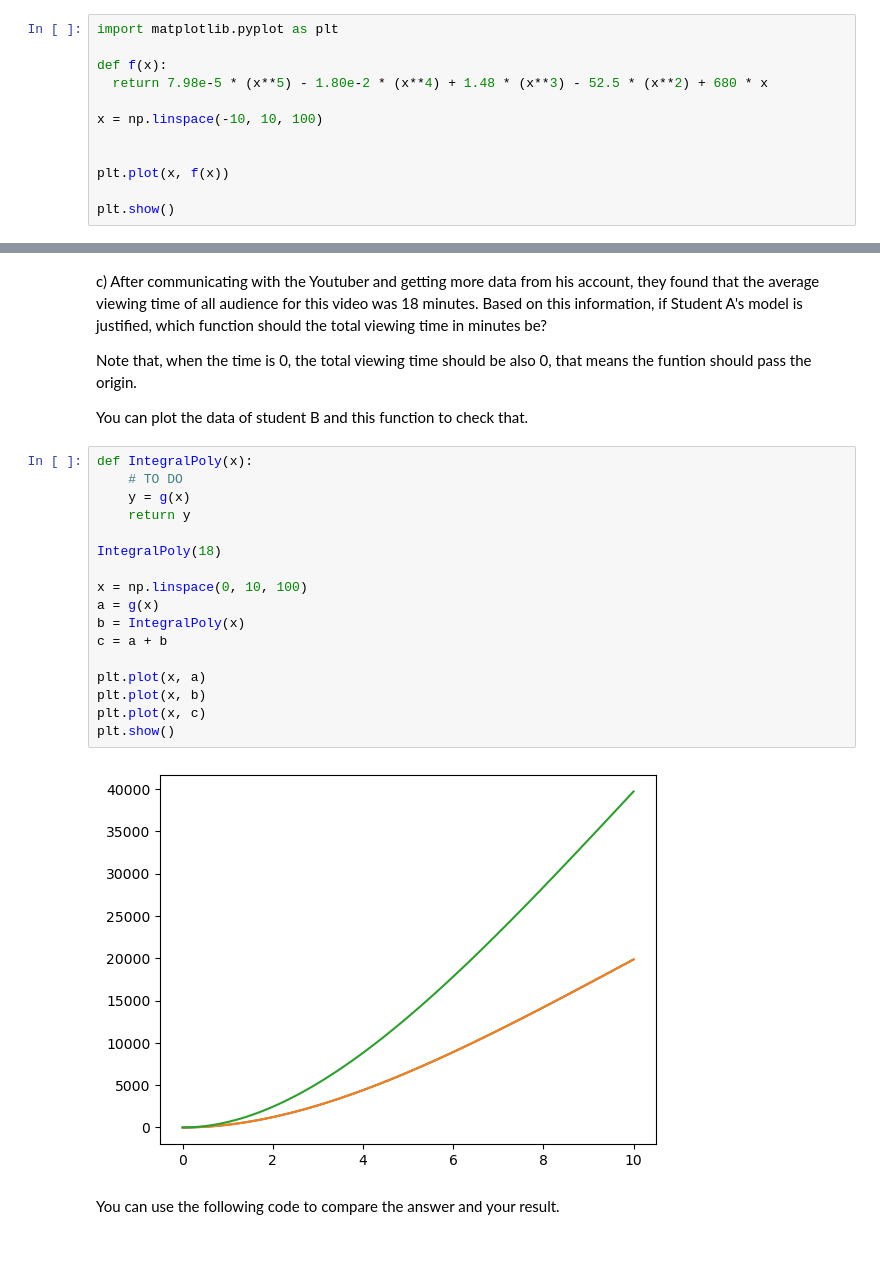
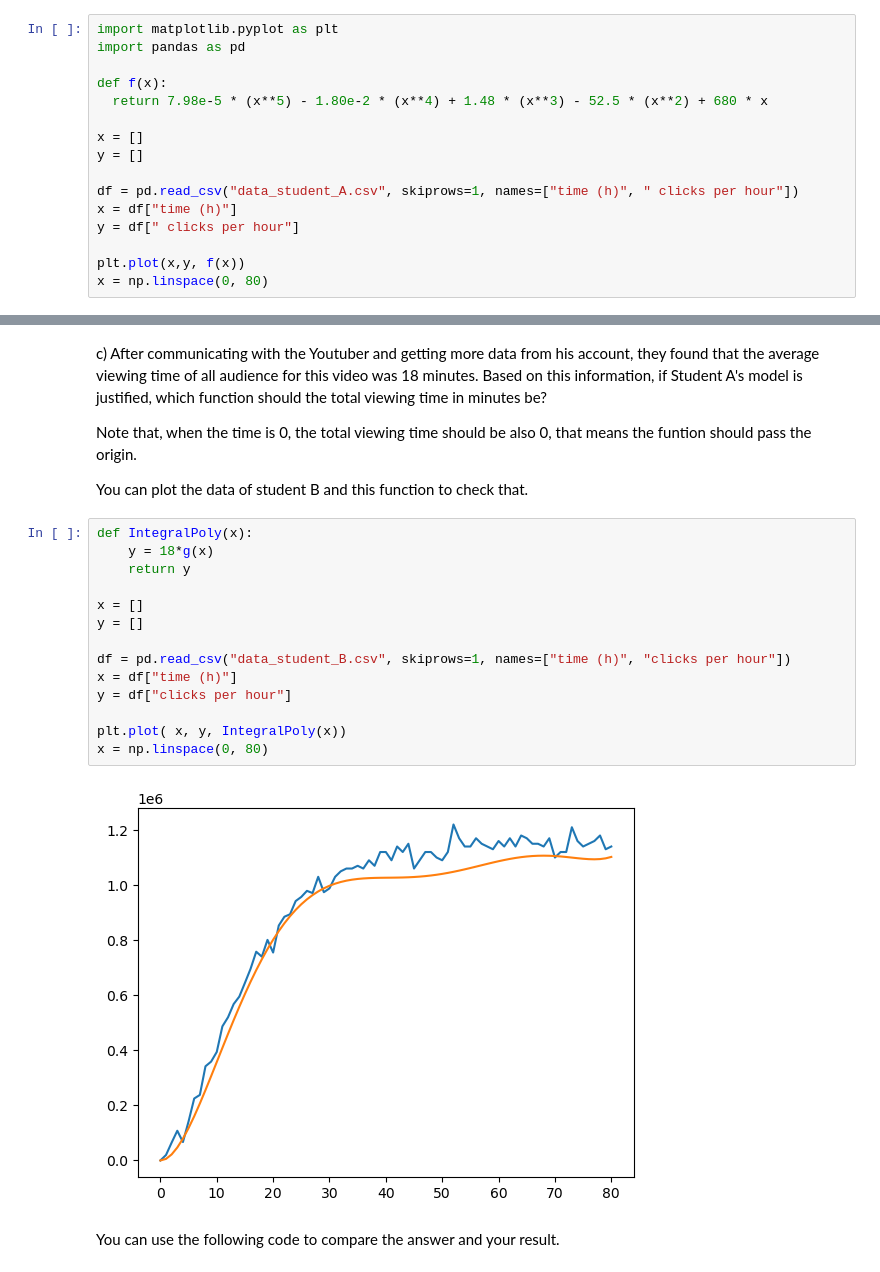
Before and after one commit to rosamuilu/-computational-thinking-week-individual_14387360, a Jupyter notebook: challenge_calculus/Review_Calculus.ipynb, the cells around one changed output, grey strips where cells are left out. Cells and saved outputs as stored; diff of their text form.

```diff
--- a/challenge_calculus/Review_Calculus.ipynb
+++ b/challenge_calculus/Review_Calculus.ipynb
@@ -73,14 +73,18 @@ The clicks per hour with respect to time can be described by function
 where x is the past time in hour and y is the clicks. Can you plot the data and this function to have a look?
 # %%
 import matplotlib.pyplot as plt
+import pandas as pd
 
 def f(x):
   return 7.98e-5 * (x**5) - 1.80e-2 * (x**4) + 1.48 * (x**3) - 52.5 * (x**2) + 680 * x
 
-x = np.linspace(-10, 10, 100)
+x = []
+y = []
 
+df = pd.read_csv("data_student_A.csv", skiprows=1, names=["time (h)", " clicks per hour"])
+x = df["time (h)"]
+y = df[" clicks per hour"]
 
-plt.plot(x, f(x))
-
-plt.show()
+plt.plot(x,y, f(x))
+x = np.linspace(0, 80)
 # %% [output]
@@ -101,23 +105,20 @@ Note that, when the time is 0, the total viewing time should be also 0, that mea
 You can plot the data of student B and this function to check that.
 # %%
 def IntegralPoly(x):
-    # TO DO
-    y = g(x)
+    y = 18*g(x)
     return y
 
-IntegralPoly(18)
+x = []
+y = []
 
-x = np.linspace(0, 10, 100)
-a = g(x)
-b = IntegralPoly(x)
-c = a + b
+df = pd.read_csv("data_student_B.csv", skiprows=1, names=["time (h)", "clicks per hour"])
+x = df["time (h)"]
+y = df["clicks per hour"]
 
-plt.plot(x, a)
-plt.plot(x, b)
-plt.plot(x, c)
-plt.show()
+plt.plot( x, y, IntegralPoly(x))
+x = np.linspace(0, 80)
 # %% [output]
-[figure, old version]
+[figure, new version]
 # %% [markdown]
 You can use the following code to compare the answer and your result.
 # %%
```
Also changed, not shown: parts of 3 cells of this notebook, 2 other files.
